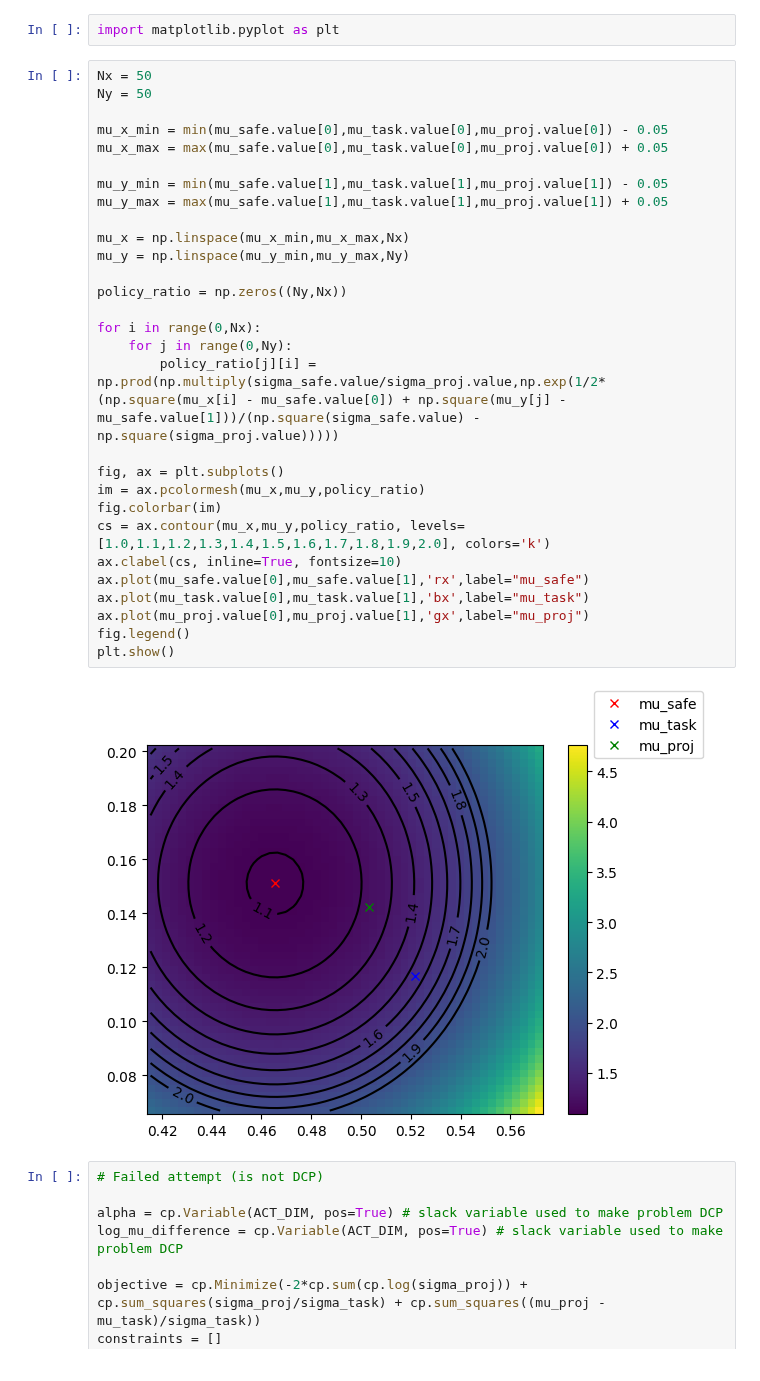
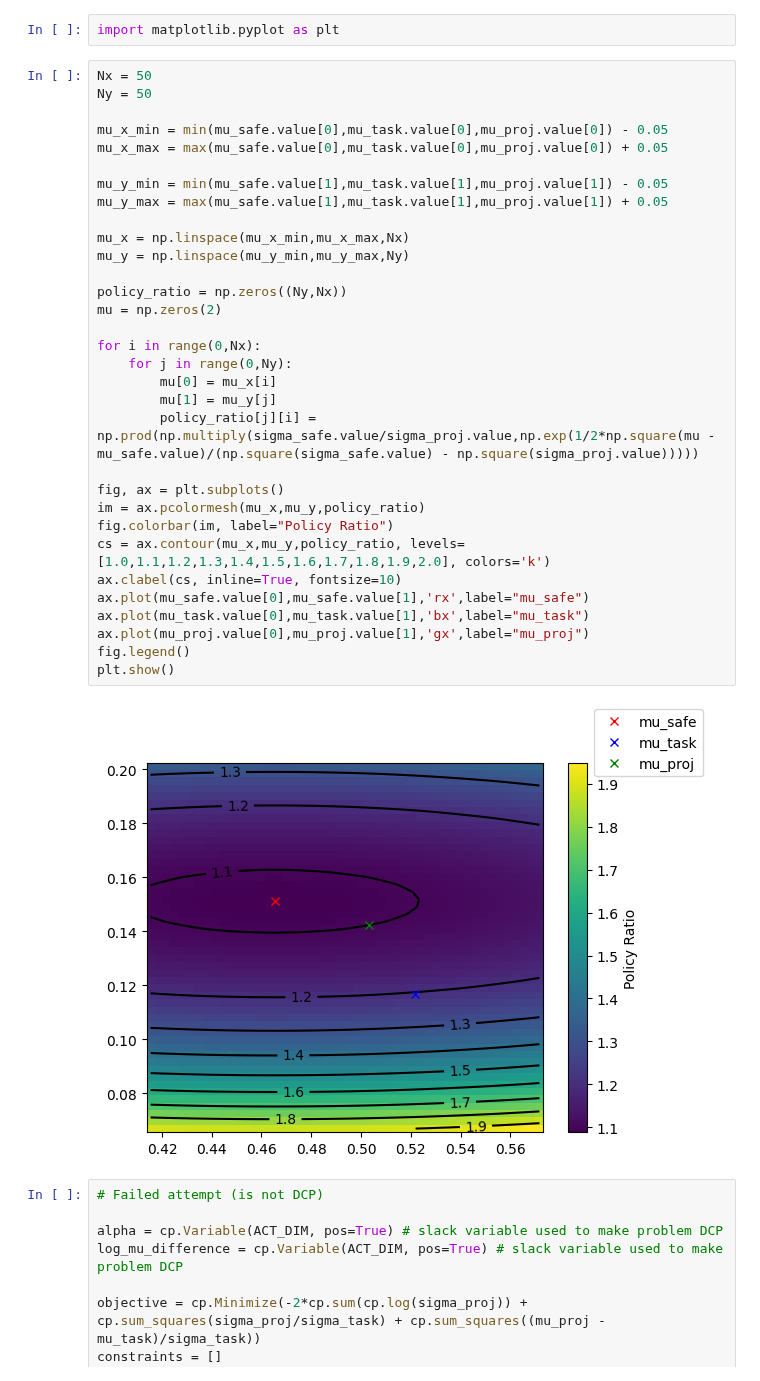
Before and after one commit to JacquesCloete/sport, a Jupyter notebook: mini_project_scripts/convex_minimization_example.ipynb, the cells around one changed output. Saved outputs shown, nothing was run; the diff lists cells and outputs as text.

Commit message:
Fix policy ratio calculation for plot

```diff
--- a/mini_project_scripts/convex_minimization_example.ipynb
+++ b/mini_project_scripts/convex_minimization_example.ipynb
@@ -152,34 +152,37 @@ import matplotlib.pyplot as plt
 # %%
 Nx = 50
 Ny = 50
 
 mu_x_min = min(mu_safe.value[0],mu_task.value[0],mu_proj.value[0]) - 0.05
 mu_x_max = max(mu_safe.value[0],mu_task.value[0],mu_proj.value[0]) + 0.05
 
 mu_y_min = min(mu_safe.value[1],mu_task.value[1],mu_proj.value[1]) - 0.05
 mu_y_max = max(mu_safe.value[1],mu_task.value[1],mu_proj.value[1]) + 0.05
 
 mu_x = np.linspace(mu_x_min,mu_x_max,Nx)
 mu_y = np.linspace(mu_y_min,mu_y_max,Ny)
 
 policy_ratio = np.zeros((Ny,Nx))
+mu = np.zeros(2)
 
 for i in range(0,Nx):
     for j in range(0,Ny):
-        policy_ratio[j][i] = np.prod(np.multiply(sigma_safe.value/sigma_proj.value,np.exp(1/2*(np.square(mu_x[i] - mu_safe.value[0]) + np.square(mu_y[j] - mu_safe.value[1]))/(np.square(sigma_safe.value) - np.square(sigma_proj.value)))))
+        mu[0] = mu_x[i]
+        mu[1] = mu_y[j]
+        policy_ratio[j][i] = np.prod(np.multiply(sigma_safe.value/sigma_proj.value,np.exp(1/2*np.square(mu - mu_safe.value)/(np.square(sigma_safe.value) - np.square(sigma_proj.value)))))
 
 fig, ax = plt.subplots()
 im = ax.pcolormesh(mu_x,mu_y,policy_ratio)
-fig.colorbar(im)
+fig.colorbar(im, label="Policy Ratio")
 cs = ax.contour(mu_x,mu_y,policy_ratio, levels=[1.0,1.1,1.2,1.3,1.4,1.5,1.6,1.7,1.8,1.9,2.0], colors='k')
 ax.clabel(cs, inline=True, fontsize=10)
 ax.plot(mu_safe.value[0],mu_safe.value[1],'rx',label="mu_safe")
 ax.plot(mu_task.value[0],mu_task.value[1],'bx',label="mu_task")
 ax.plot(mu_proj.value[0],mu_proj.value[1],'gx',label="mu_proj")
 fig.legend()
 plt.show()
 # %% [output]
-[figure, old version]
+[figure, new version]
 # %%
 # Failed attempt (is not DCP)
 
```
